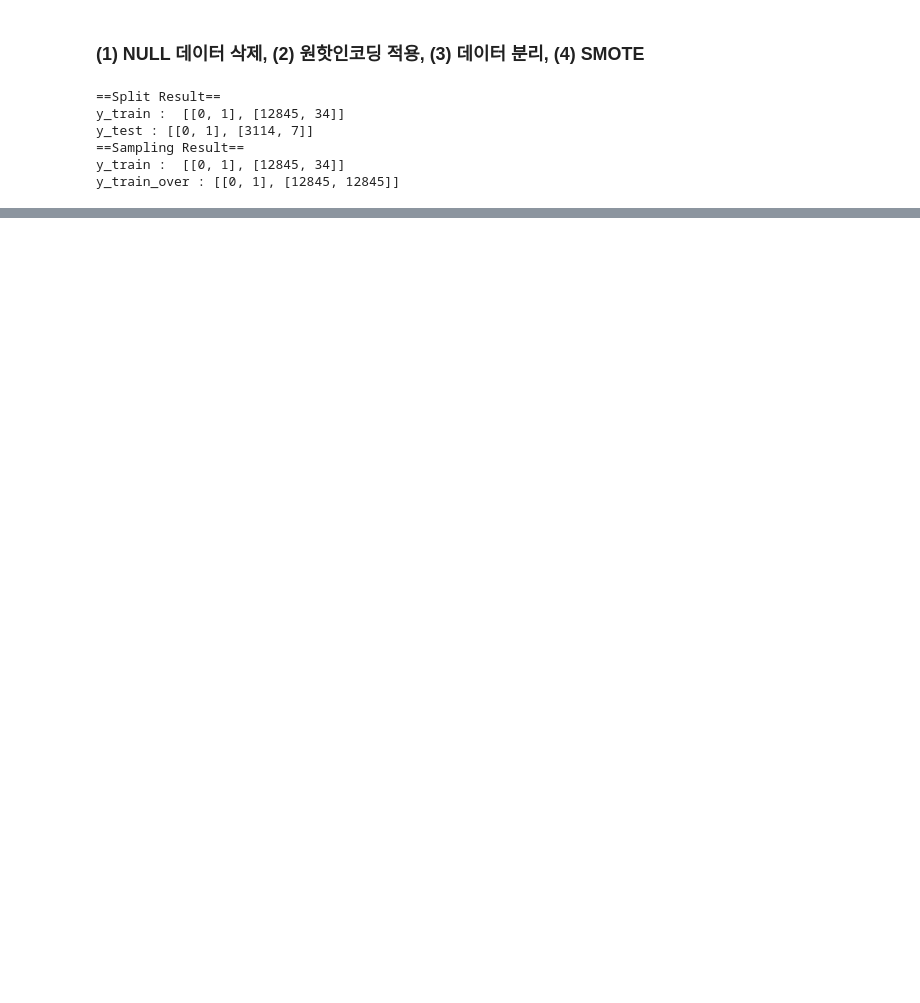
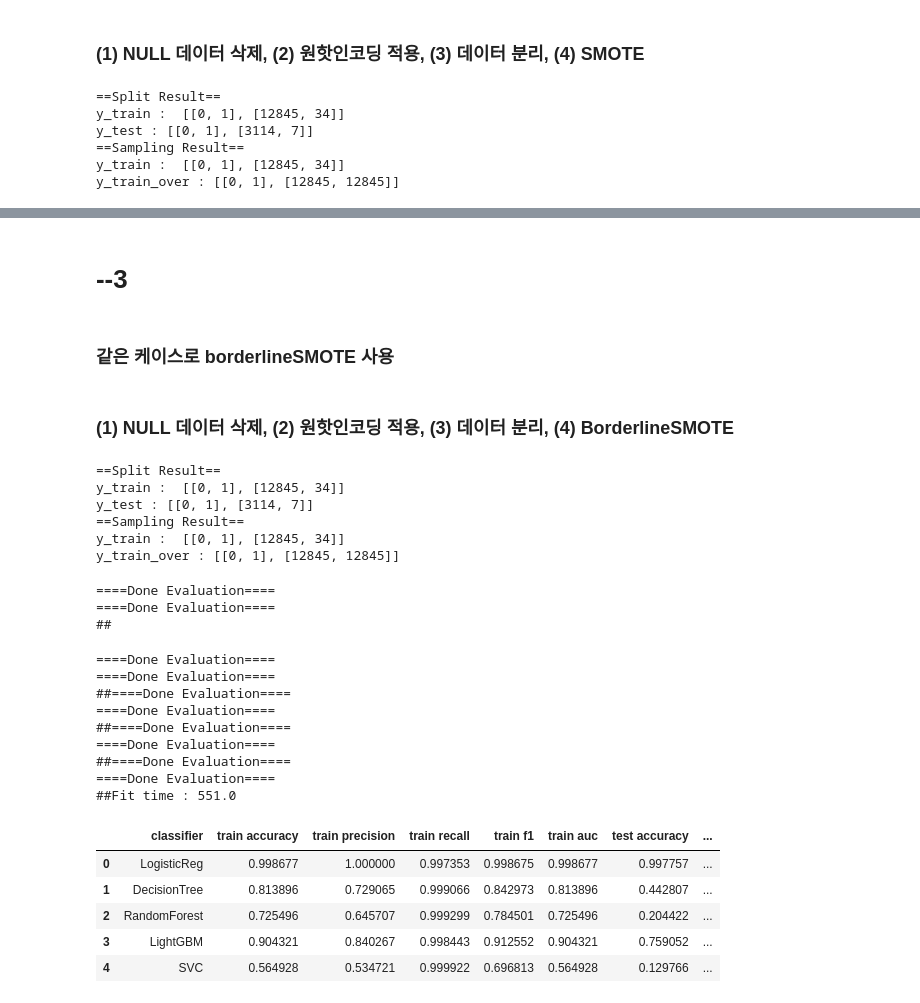
Before and after one commit to ryuseunghwan1/ML_project, a Jupyter notebook: ml/utils_test.ipynb, the cells around one changed output, grey strips where cells are left out. Saved outputs shown, nothing was run; the diff lists cells and outputs as text; code cells hidden in the pictures; blank space fills up the shorter version.

```diff
--- a/ml/utils_test.ipynb
+++ b/ml/utils_test.ipynb
@@ -101,0 +151,45 @@ Please also refer to the documentation for alternative solver options:
+# %% [markdown]
+# --3
+# %% [markdown]
+### 같은 케이스로 borderlineSMOTE 사용
+# %% [markdown]
+### (1) NULL 데이터 삭제, (2) 원핫인코딩 적용, (3) 데이터 분리, (4) BorderlineSMOTE
+# %%
+# null 삭제
+socar_delete = df.drop(['accident_hour', 'repair_cost', 'insure_cost', 'accident_location', 'acc_type1', 'insurance_site_aid_YN', 'police_site_aid_YN', 'total_prsn_cnt'], axis=1)
+# 1hot
+cat_attribs = socar_delete.columns.drop(['fraud_YN', 'accident_ratio', 'repair_cnt', 'test_set'])
+socar_df = pd.get_dummies(socar_delete, columns=cat_attribs)
+# 데이터 분리
+X_train, X_test, y_train, y_test = ut.split_train_test(socar_df)
+# sampling to SMOTE (default)
+X_train_over, y_train_over = ut.fit_sampler(X_train, y_train, sampler='BorderlineSMOTE')
+# %% [output]
+==Split Result==
+y_train :  [[0, 1], [12845, 34]]
+y_test : [[0, 1], [3114, 7]]
+==Sampling Result==
+y_train :  [[0, 1], [12845, 34]]
+y_train_over : [[0, 1], [12845, 12845]]
+# %%
+# matrix와 점수 안보겠습니다
+ut.fit_cv(X_train_over, y_train_over, X_test, y_test, scaler='RB', scoring='recall', conf_m=False, view_scores=False)
+# %% [output]
+====Done Evaluation====
+====Done Evaluation====
+##
+====Done Evaluation====
+====Done Evaluation====
+##====Done Evaluation====
+====Done Evaluation====
+##====Done Evaluation====
+====Done Evaluation====
+##====Done Evaluation====
+====Done Evaluation====
+##Fit time : 551.0
+|  | classifier | train accuracy | train precision | train recall | train f1 | train auc | test accuracy | ... |
+| 0 | LogisticReg | 0.998677 | 1.000000 | 0.997353 | 0.998675 | 0.998677 | 0.997757 | ... |
+| 1 | DecisionTree | 0.813896 | 0.729065 | 0.999066 | 0.842973 | 0.813896 | 0.442807 | ... |
+| 2 | RandomForest | 0.725496 | 0.645707 | 0.999299 | 0.784501 | 0.725496 | 0.204422 | ... |
+| 3 | LightGBM | 0.904321 | 0.840267 | 0.998443 | 0.912552 | 0.904321 | 0.759052 | ... |
+| 4 | SVC | 0.564928 | 0.534721 | 0.999922 | 0.696813 | 0.564928 | 0.129766 | ... |
```
Also changed, not shown: parts of 13 cells of this notebook.
